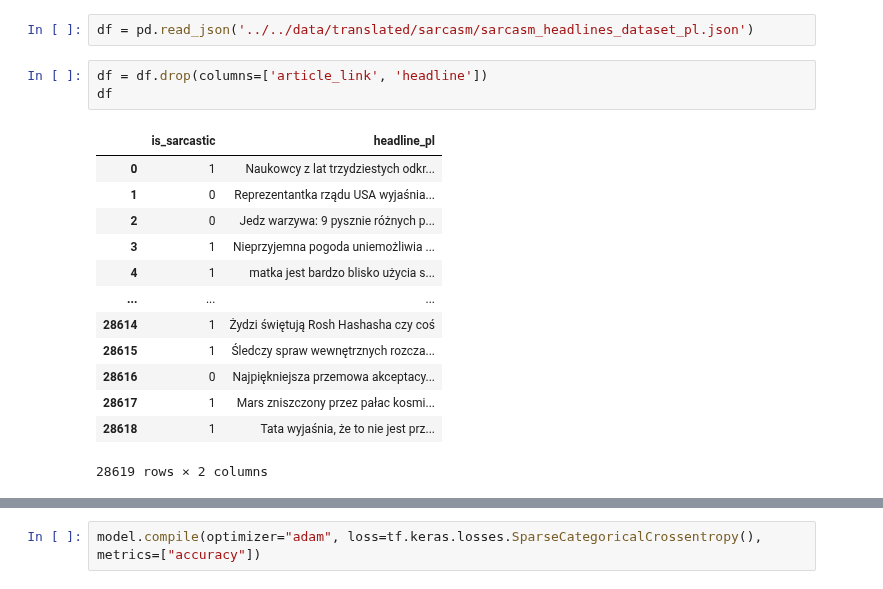
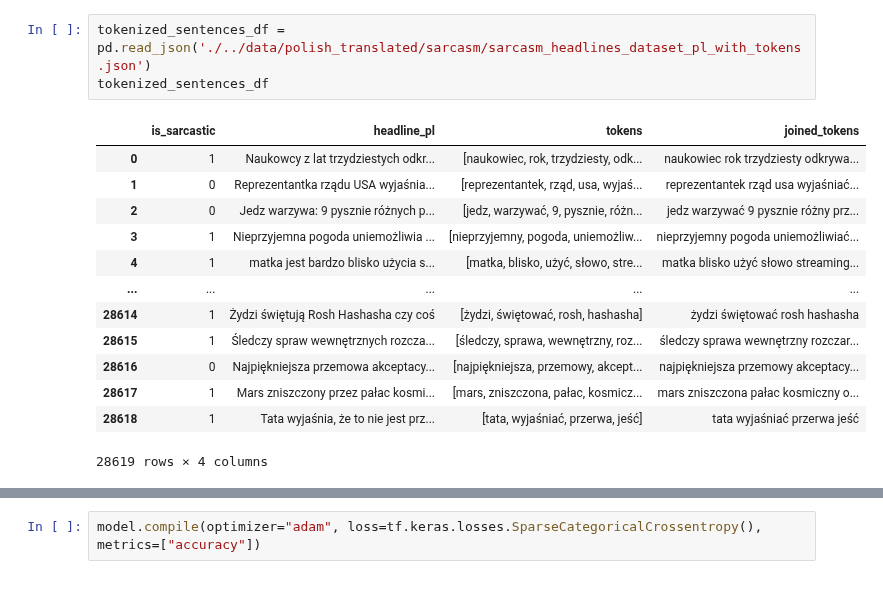
Before and after one commit to arsemi337/nlp-models, a Jupyter notebook: notebooks/sarcasm_pl_word2vec_own.ipynb, the cells around one changed output, grey strips where cells are left out. Cells and saved outputs as stored; diff of their text form.

Commit message:
Sarcasm word2vecs fixed

```diff
--- a/notebooks/sarcasm_pl_word2vec_own.ipynb
+++ b/notebooks/sarcasm_pl_word2vec_own.ipynb
@@ -13,19 +44,17 @@ import gensim
 # %%
-df = pd.read_json('../../data/translated/sarcasm/sarcasm_headlines_dataset_pl.json')
+tokenized_sentences_df = pd.read_json('./../data/polish_translated/sarcasm/sarcasm_headlines_dataset_pl_with_tokens.json')
+tokenized_sentences_df
+# %% [output]
+|  | is_sarcastic | headline_pl | tokens | joined_tokens |
+| 0 | 1 | Naukowcy z lat trzydziestych odkr... | [naukowiec, rok, trzydziesty, odk... | naukowiec rok trzydziesty odkrywa... |
+| 1 | 0 | Reprezentantka rządu USA wyjaśnia... | [reprezentantek, rząd, usa, wyjaś... | reprezentantek rząd usa wyjaśniać... |
+| 2 | 0 | Jedz warzywa: 9 pysznie różnych p... | [jedz, warzywać, 9, pysznie, różn... | jedz warzywać 9 pysznie różny prz... |
+| 3 | 1 | Nieprzyjemna pogoda uniemożliwia ... | [nieprzyjemny, pogoda, uniemożliw... | nieprzyjemny pogoda uniemożliwiać... |
+| 4 | 1 | matka jest bardzo blisko użycia s... | [matka, blisko, użyć, słowo, stre... | matka blisko użyć słowo streaming... |
+| ... | ... | ... | ... | ... |
+| 28614 | 1 | Żydzi świętują Rosh Hashasha czy coś | [żydzi, świętować, rosh, hashasha] | żydzi świętować rosh hashasha |
+| 28615 | 1 | Śledczy spraw wewnętrznych rozcza... | [śledczy, sprawa, wewnętrzny, roz... | śledczy sprawa wewnętrzny rozczar... |
+| 28616 | 0 | Najpiękniejsza przemowa akceptacy... | [najpiękniejsza, przemowy, akcept... | najpiękniejsza przemowy akceptacy... |
+| 28617 | 1 | Mars zniszczony przez pałac kosmi... | [mars, zniszczona, pałac, kosmicz... | mars zniszczona pałac kosmiczny o... |
+| 28618 | 1 | Tata wyjaśnia, że to nie jest prz... | [tata, wyjaśniać, przerwa, jeść] | tata wyjaśniać przerwa jeść |
+28619 rows × 4 columns
-# %%
-df = df.drop(columns=['article_link', 'headline'])
-df
-# %% [output]
-|  | is_sarcastic | headline_pl |
-| 0 | 1 | Naukowcy z lat trzydziestych odkr... |
-| 1 | 0 | Reprezentantka rządu USA wyjaśnia... |
-| 2 | 0 | Jedz warzywa: 9 pysznie różnych p... |
-| 3 | 1 | Nieprzyjemna pogoda uniemożliwia ... |
-| 4 | 1 | matka jest bardzo blisko użycia s... |
-| ... | ... | ... |
-| 28614 | 1 | Żydzi świętują Rosh Hashasha czy coś |
-| 28615 | 1 | Śledczy spraw wewnętrznych rozcza... |
-| 28616 | 0 | Najpiękniejsza przemowa akceptacy... |
-| 28617 | 1 | Mars zniszczony przez pałac kosmi... |
-| 28618 | 1 | Tata wyjaśnia, że to nie jest prz... |
-28619 rows × 2 columns
```
Also changed, not shown: parts of 41 cells of this notebook, 10 other files.
